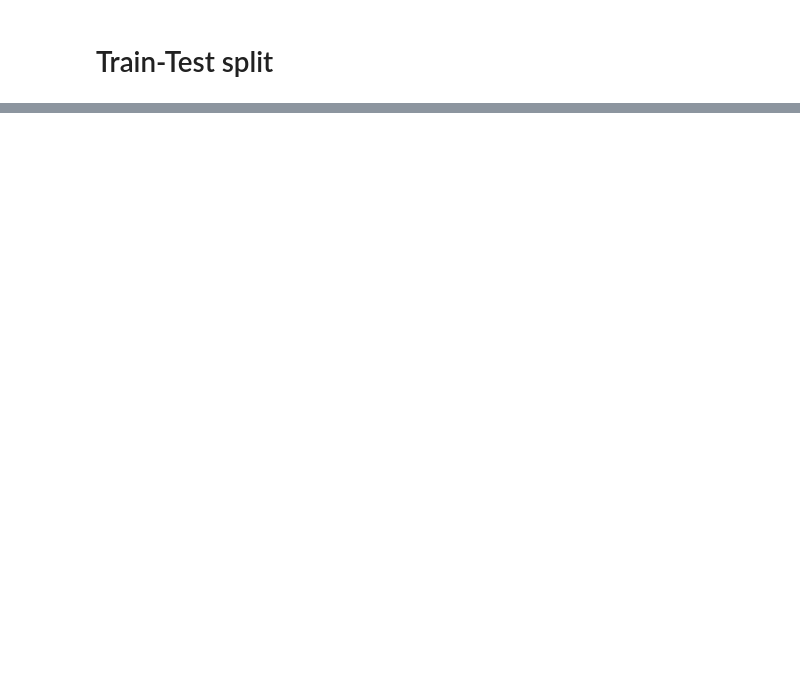
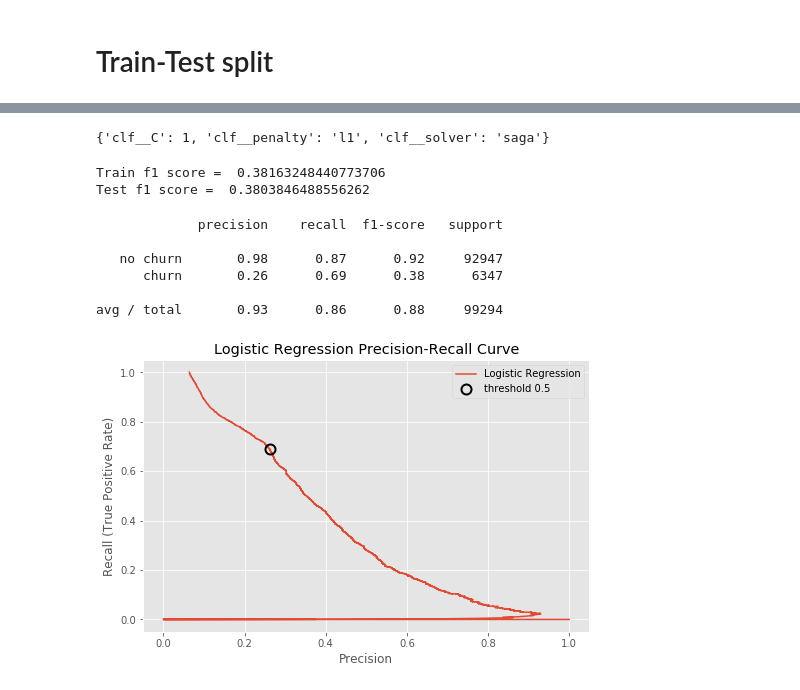
Before and after one commit to cedricherman/Churn_Prediction_KKBOX, a Jupyter notebook: notebooks/08_KKBOX_Model_Building.ipynb, the cells around one changed output, grey strips where cells are left out. Saved outputs shown, nothing was run; the diff lists cells and outputs as text; code cells hidden in the pictures; blank space fills up the shorter version.

```diff
--- a/notebooks/08_KKBOX_Model_Building.ipynb
+++ b/notebooks/08_KKBOX_Model_Building.ipynb
@@ -180,0 +139,27 @@ print('Most important feature =', names[l1_coef.argmax()])
+# %%
+logw_clf = Pipeline([
+                       ('scaler', MinMaxScaler()),
+                       ('clf', LogisticRegression(random_state=7, class_weight='balanced', max_iter=200)),
+                    ])
+
+# paramter grid search
+parameters = [
+              {
+              'clf__C': [0.1, 0.3, 1],
+              'clf__penalty': ['l1'],
+              'clf__solver': ['saga'],
+              },
+              {
+              'clf__C': [0.1, 0.3, 1],
+              'clf__penalty': ['l2'],
+              'clf__solver': ['sag'],
+              }
+            ]
+
+# set up grid search
+# f1 score to take into account precision and recall for the positive class (churn)
+# NOTE: during xval, it will default to stratified kfold for classifiers
+gsw_clf = GridSearchCV(logw_clf, param_grid = parameters, cv = 5 , scoring='f1' , n_jobs = -1, verbose = 3)
+# %%
+# perform grid search CV on pipeline
+_ = gsw_clf.fit(X_train, y_train)
@@ -180,0 +170,41 @@ print('Most important feature =', names[l1_coef.argmax()])
+# %%
+gsw_clf.best_params_
+# %% [output]
+{'clf__C': 1, 'clf__penalty': 'l1', 'clf__solver': 'saga'}
+# %%
+# training set score
+print('Train f1 score = ', gsw_clf.score(X_train, y_train))
+# test set score
+print('Test f1 score = ', gsw_clf.score(X_test, y_test))
+# %% [output]
+Train f1 score =  0.38163248440773706
+Test f1 score =  0.3803846488556262
+# %%
+# show classification report
+y_pred = gsw_clf.predict(X_test)
+print(classification_report(y_test, y_pred, target_names=["no churn", "churn"]))
+# %% [output]
+             precision    recall  f1-score   support
+
+   no churn       0.98      0.87      0.92     92947
+      churn       0.26      0.69      0.38      6347
+
+avg / total       0.93      0.86      0.88     99294
+# %%
+y_pred_prob = gsw_clf.predict_proba(X_test)[:,1]
+precision, recall, thresholds = precision_recall_curve(y_test, y_pred_prob)
+close_zero = np.argmin(np.abs(thresholds-0.5))
+
+figimp , axroc = plt.subplots(figsize = (8, 5))
+# plot precision-recall
+axroc.plot(precision, recall, label='Logistic Regression')
+axroc.set_xlabel('Precision')
+axroc.set_ylabel('Recall (True Positive Rate)')
+axroc.set_title('Logistic Regression Precision-Recall Curve')
+# plot zero threshold
+axroc.plot(precision[close_zero], recall[close_zero], 'o', markersize=10,
+         label="threshold 0.5", fillstyle="none", c='k', mew=2)
+# mew: markeredgewidth
+_ = plt.legend()
+# %% [output]
+[figure, added]
```
Also changed, not shown: parts of 45 cells of this notebook, 2 other files.
